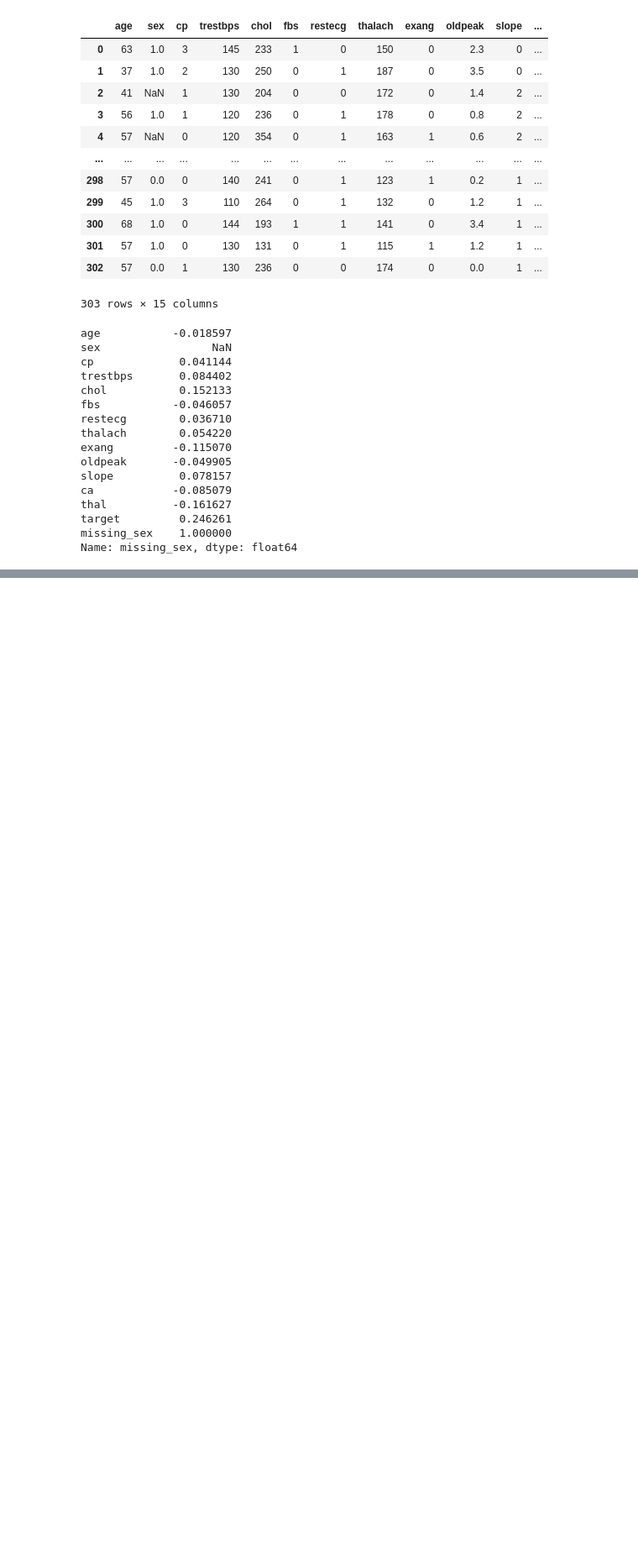
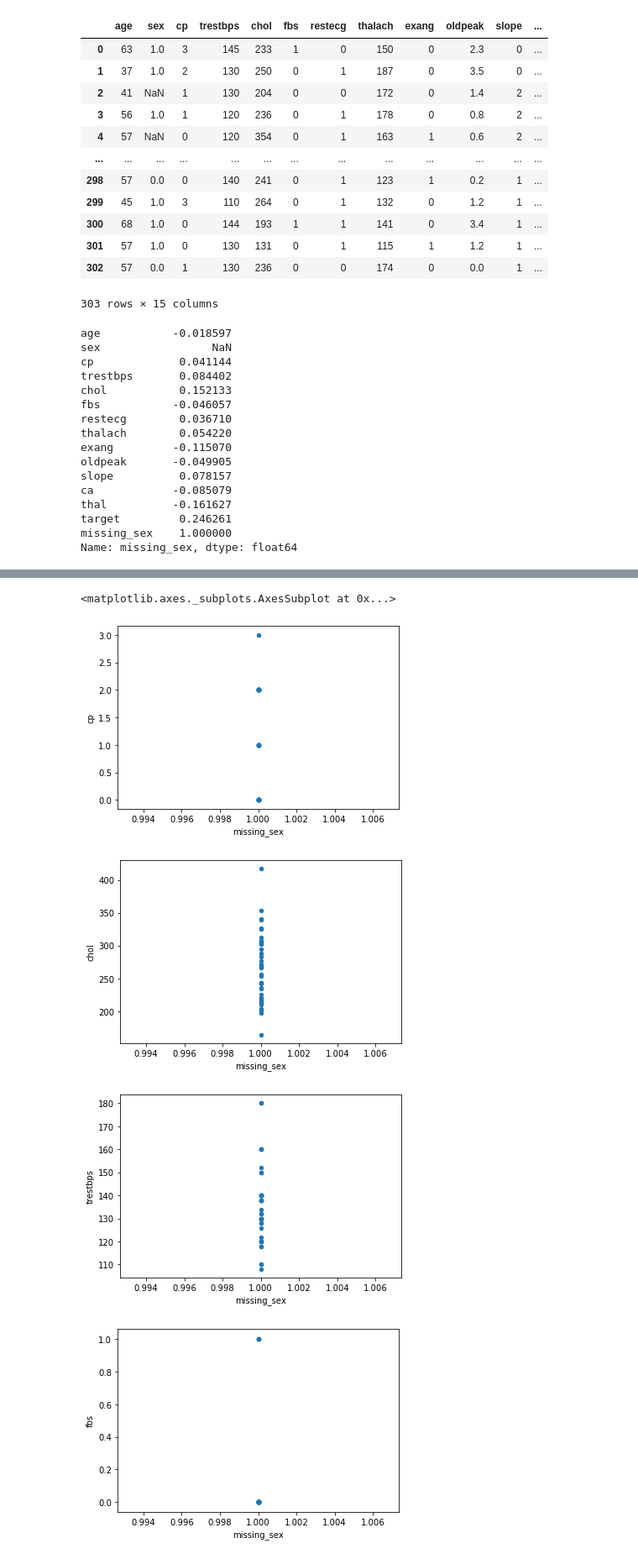
Before and after one commit to andisantos/MO826_labs, a Jupyter notebook: lab2/lab2.ipynb, the cells around one changed output, grey strips where cells are left out. Shown at 84% size. Drawn from its saved outputs; the diff is of its cells as text; code cells hidden in the pictures; blank space fills up the shorter version.

```diff
--- a/lab2/lab2.ipynb
+++ b/lab2/lab2.ipynb
@@ -217,0 +263,2 @@ Name: missing_sex, dtype: float64
+# %%
+missing_sex_df = sex_df.loc[sex_df['missing_sex'] == 1]
@@ -217,0 +285,19 @@ Name: missing_sex, dtype: float64
+# %%
+missing_sex_df.plot.scatter("missing_sex", "cp")
+missing_sex_df.plot.scatter("missing_sex", "chol")
+missing_sex_df.plot.scatter("missing_sex", "trestbps")
+missing_sex_df.plot.scatter("missing_sex", "fbs")
+missing_sex_df.plot.scatter("missing_sex", "chol")
+missing_sex_df.plot.scatter("missing_sex", "restecg")
+missing_sex_df.plot.scatter("missing_sex", "thalach")
+missing_sex_df.plot.scatter("missing_sex", "exang")
+missing_sex_df.plot.scatter("missing_sex", "oldpeak")
+missing_sex_df.plot.scatter("missing_sex", "slope")
+missing_sex_df.plot.scatter("missing_sex", "ca")
+missing_sex_df.plot.scatter("missing_sex", "thal")
+# %% [output]
+<matplotlib.axes._subplots.AxesSubplot at 0x...>
+[figure, added]
+[figure, added]
+[figure, added]
+[figure, added]
```
Also changed, not shown: parts of 53 cells of this notebook.
